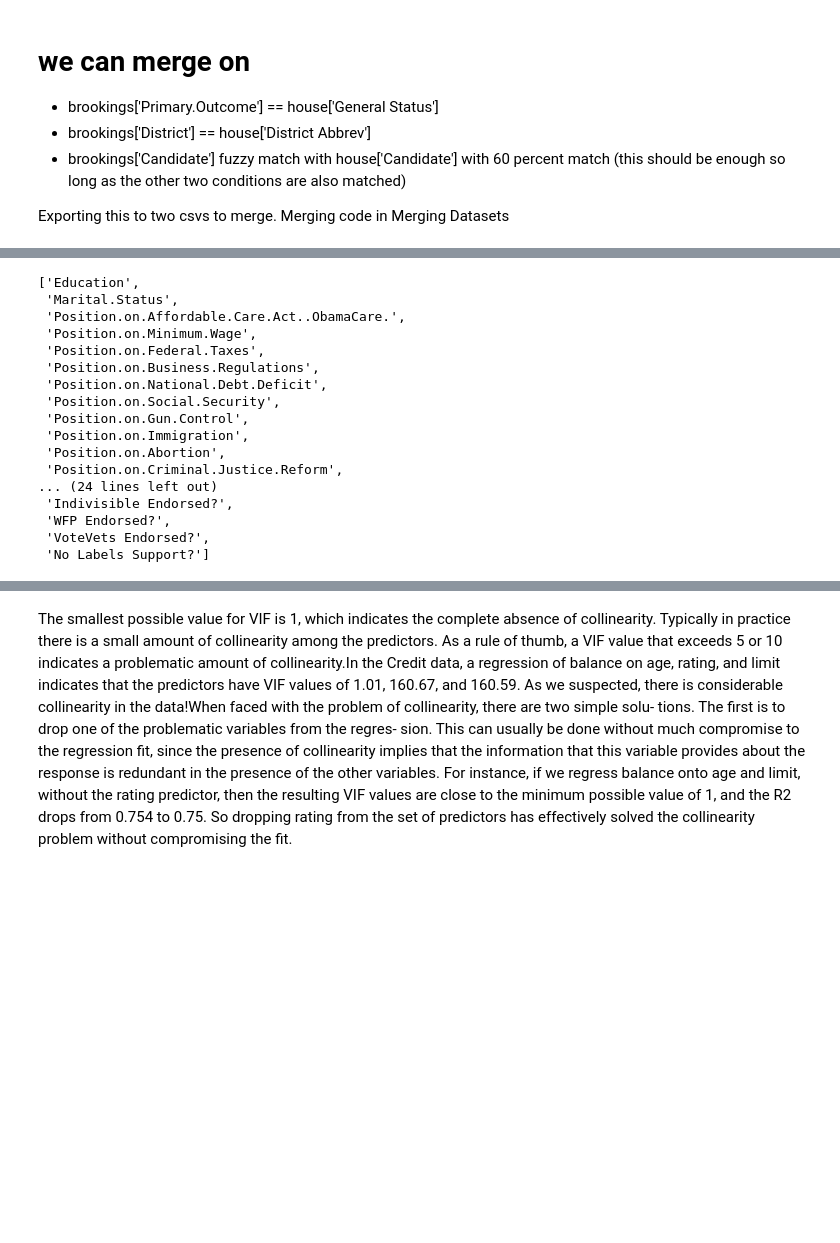
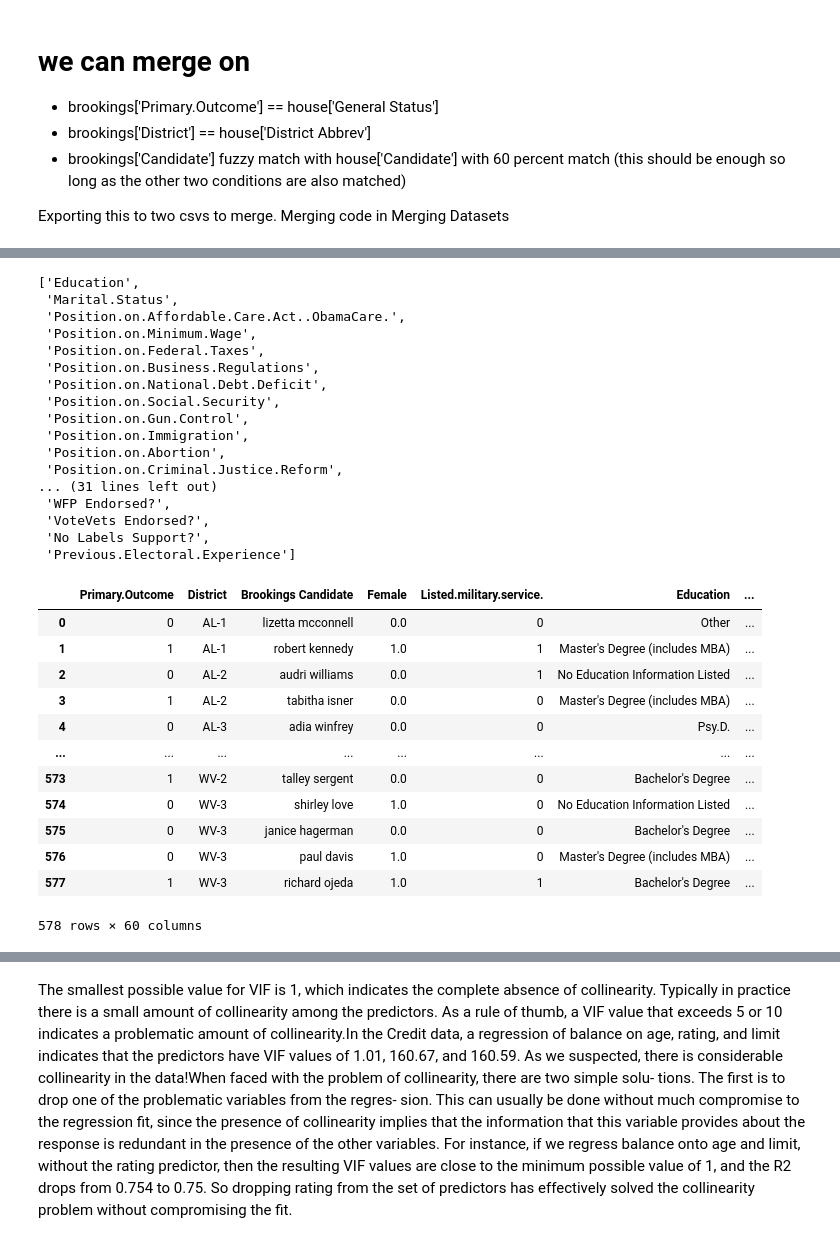
Before and after one commit to tetsu2001/102-project, a Jupyter notebook: sara/sara's eda.ipynb, the cells around one changed output, grey strips where cells are left out. Cells and saved outputs as stored; diff of their text form; code cells hidden in the pictures; blank space fills up the shorter version.

```diff
--- a/sara/sara's eda.ipynb
+++ b/sara/sara's eda.ipynb
@@ -20,12 +62,12 @@ dem_candidates = pd.read_csv('../datasets/dem_candidates.csv')
 def binarize_cols(df, nan_threshold=20):
     few_NaNs_cols = []
     for col in df.columns:
-        if df[col].nunique() == 2:
-            unique_vals = df[col].dropna().unique()  # Excludes NaN from mapping
+        if (df[col].nunique(dropna=False) == 2) or (df[col].nunique(dropna=True) == 2):
+            unique_vals = df[col].unique()  # Excludes NaN from mapping
             print(f"col:{col}\n0 means:{unique_vals[0]}\n1 means: {unique_vals[1]}\n")
             df[col] = df[col].replace({unique_vals[0]: 0, unique_vals[1]: 1})
 
-        if set(df[col].dropna().unique()) == {0, 1} and (df[col].isna().sum() < nan_threshold) and (df[col].isna().sum() != 0):
+        if set(df[col]) == {0, 1} and (df[col].isna().sum() < nan_threshold) and (df[col].isna().sum() != 0):
             df[col].fillna(0, inplace=True)
             few_NaNs_cols.append(col)
     print(f"NaNs were turned to zeros for: {few_NaNs_cols}")
@@ -35,7 +77,7 @@ def binarize_cols(df, nan_threshold=20):
 def drop_columns(df, col_lst):
     for i in col_lst:
         if i in df.columns:
-            df.drop(i, axis=1, inplace=True)
+            df.drop(i, axis=1,inplace=True)
     return df
 
 def lowercase_column(df, column_name):
@@ -70,9 +112,9 @@ def replace_values_fill_na(df, column_name, replace_dict):
     return df
 
 
-def get_ohe_cols(df, unique_limit=16, columns_to_drop=['total_runners_house','total_runners_brookings','total_runners']):
+def get_ohe_cols(df, unique_limit=16):
     #object_cols = df.select_dtypes(include=['object']).columns
-    df = df.drop(columns=[col for col in columns_to_drop if col in df.columns], errors='ignore')
+    #df = drop_columns(df, [col for col in columns_to_drop if col in df.columns])
     res = [col for col in df.columns if (df[col].nunique(dropna=False) <= unique_limit) and df[col].nunique(dropna=False)>2]
     return res
 
@@ -119,7 +160,6 @@ brookings = drop_columns(brookings, ['Candidate.Party', 'Incumbent', 'Freshman.M
                                      'Incumbency','Candidate.Gender','Democrat','Unnamed: 0'
                                     ])
 brookings = move_column_to_front(brookings, ['Female','Brookings Candidate','District','Primary.Outcome'])
-brookings = convert_to_int(brookings)
 brookings = brookings.reset_index(drop=True)
 # %%
 house = drop_columns(house, ['dist_num', 'State', 'District', 'Office Type', 'Race Type',
@@ -188,2 +236,3 @@ NaNs were turned to zeros for: ['Veteran?', 'LGBTQ?', 'Elected Official?', 'STEM
 # %%
-new_df = move_column_to_front(new_df, ['House Candidate','Brookings Candidate','General Outcome','Primary.Outcome'])
+new_df = binarize_cols(output.copy())
+#new_df = new_df.drop(['House Candidate','Brookings Candidate','General Status','Primary.Outcome', 'total_runners_house'])
@@ -192,6 +257,8 @@ new_df = move_column_to_front(new_df, ['House Candidate','Brookings Candidate','
 # %%
 ohe_cols = get_ohe_cols(new_df)
 #df_of_ohe_cols = new_df[get_ohe_cols(new_df)]
+ohe_cols = ohe_cols[:-1]
+ohe_cols = ohe_cols + ['Previous.Electoral.Experience']
 ohe_cols
 # %% [output]
 ['Education',
@@ -206,8 +273,25 @@ ohe_cols
  'Position.on.Immigration',
  'Position.on.Abortion',
  'Position.on.Criminal.Justice.Reform',
-... (24 lines left out)
- 'Indivisible Endorsed?',
+... (31 lines left out)
  'WFP Endorsed?',
  'VoteVets Endorsed?',
- 'No Labels Support?']
+ 'No Labels Support?',
+ 'Previous.Electoral.Experience']
+# %%
+ohe_this = new_df.copy()
+ohe_this
+# %% [output]
+|  | Primary.Outcome | District | Brookings Candidate | Female | Listed.military.service. | Education | ... |
+| 0 | 0 | AL-1 | lizetta mcconnell | 0.0 | 0 | Other | ... |
+| 1 | 1 | AL-1 | robert kennedy | 1.0 | 1 | Master's Degree (includes MBA) | ... |
+| 2 | 0 | AL-2 | audri williams | 0.0 | 1 | No Education Information Listed | ... |
+| 3 | 1 | AL-2 | tabitha isner | 0.0 | 0 | Master's Degree (includes MBA) | ... |
+| 4 | 0 | AL-3 | adia winfrey | 0.0 | 0 | Psy.D. | ... |
+| ... | ... | ... | ... | ... | ... | ... | ... |
+| 573 | 1 | WV-2 | talley sergent | 0.0 | 0 | Bachelor's Degree | ... |
+| 574 | 0 | WV-3 | shirley love | 1.0 | 0 | No Education Information Listed | ... |
+| 575 | 0 | WV-3 | janice hagerman | 0.0 | 0 | Bachelor's Degree | ... |
+| 576 | 0 | WV-3 | paul davis | 1.0 | 0 | Master's Degree (includes MBA) | ... |
+| 577 | 1 | WV-3 | richard ojeda | 1.0 | 1 | Bachelor's Degree | ... |
+578 rows × 60 columns
```
Also changed, not shown: parts of 44 cells of this notebook, 4 other files.
